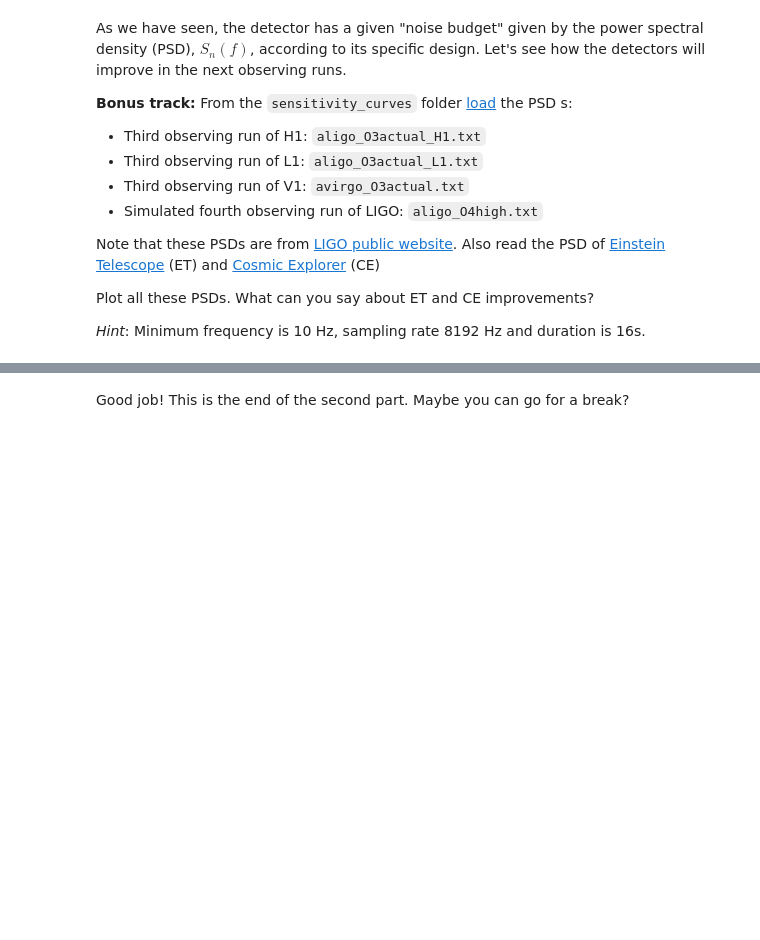
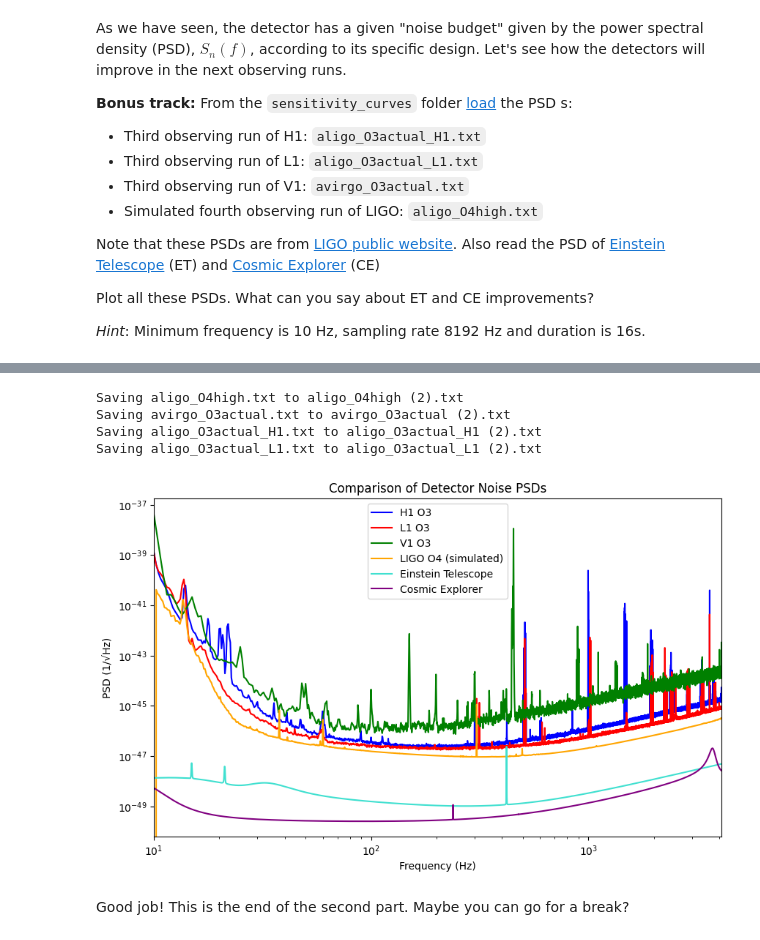
Before and after one commit to lisamadeddu/lisa-PRA3024, a Jupyter notebook: GW_tutorial_2_detector_noise_PSD.ipynb, the cells around one changed output, grey strips where cells are left out. Drawn from its saved outputs; the diff is of its cells as text; code cells hidden in the pictures; blank space fills up the shorter version.

```diff
--- a/GW_tutorial_2_detector_noise_PSD.ipynb
+++ b/GW_tutorial_2_detector_noise_PSD.ipynb
@@ -310,3 +310,43 @@ Note that these PSDs are from [LIGO public website](https://dcc.ligo.org/ligo-t2
 Plot all these PSDs. What can you say about ET and CE improvements?
 
 _Hint_: Minimum frequency is 10 Hz, sampling rate 8192 Hz and duration is 16s.
+# %%
+import numpy as np
+import matplotlib.pyplot as plt
+import pycbc.psd
+from google.colab import files
+
+uploaded = files.upload() # from ChatGPT, allows user to add files manually
+
+fmin = 10.0
+delta_f = 1.0 / 16
+sampling_rate = 8192
+duration = 16
+flen = int(sampling_rate * duration)
+
+# load files
+# from_txt function interpolates PDF to match flen, delta_f, and fmin
+psd_h1_o3 = pycbc.psd.read.from_txt("aligo_O3actual_H1.txt", flen, delta_f, fmin)
+psd_l1_o3 = pycbc.psd.read.from_txt("aligo_O3actual_L1.txt", flen, delta_f, fmin)
+psd_v1_o3 = pycbc.psd.read.from_txt("avirgo_O3actual.txt", flen, delta_f, fmin)
+psd_ligo_o4 = pycbc.psd.read.from_txt("aligo_O4high.txt", flen, delta_f, 10.3)
+
+# generate expected noise curves, analytical PSDs for future detectors
+psd_et = pycbc.psd.analytical.EinsteinTelescopeP1600143(flen, delta_f, fmin)
+psd_ce = pycbc.psd.analytical.CosmicExplorerP1600143(flen, delta_f, fmin)
+
+# plotting
+plt.figure(figsize=(10, 6))
+plt.loglog(psd_h1_o3.sample_frequencies, psd_h1_o3, label='H1 O3', color='blue')
+plt.loglog(psd_l1_o3.sample_frequencies, psd_l1_o3, label='L1 O3', color='red')
+plt.loglog(psd_v1_o3.sample_frequencies, psd_v1_o3, label='V1 O3', color='green')
+plt.loglog(psd_ligo_o4.sample_frequencies, psd_ligo_o4, label='LIGO O4 (simulated)', color='orange')
+plt.loglog(psd_et.sample_frequencies, psd_et, label='Einstein Telescope', color='turquoise')
+plt.loglog(psd_ce.sample_frequencies, psd_ce, label='Cosmic Explorer', color='purple')
+plt.xlim(10, sampling_rate / 2)
+plt.xlabel('Frequency (Hz)')
+plt.ylabel('PSD (1/√Hz)')
+plt.title('Comparison of Detector Noise PSDs')
+plt.legend()
+plt.show()
+# %% [output]
@@ -313,2 +357,7 @@ _Hint_: Minimum frequency is 10 Hz, sampling rate 8192 Hz and duration is 16s.
+Saving aligo_O4high.txt to aligo_O4high (2).txt
+Saving avirgo_O3actual.txt to avirgo_O3actual (2).txt
+Saving aligo_O3actual_H1.txt to aligo_O3actual_H1 (2).txt
+Saving aligo_O3actual_L1.txt to aligo_O3actual_L1 (2).txt
+[figure, added]
 # %% [markdown]
 Good job! This is the end of the second part. Maybe you can go for a break?
```
Also changed, not shown: parts of 2 cells of this notebook.
